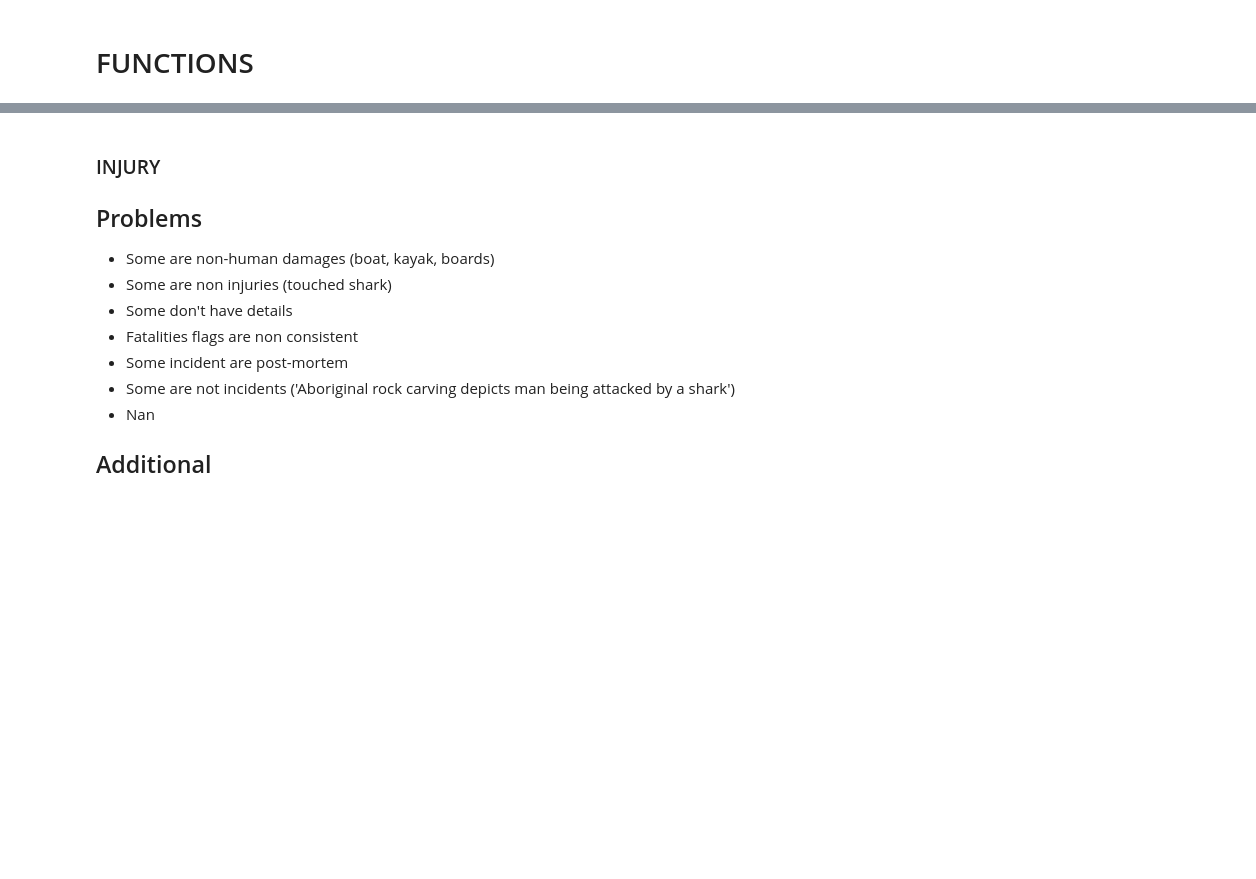
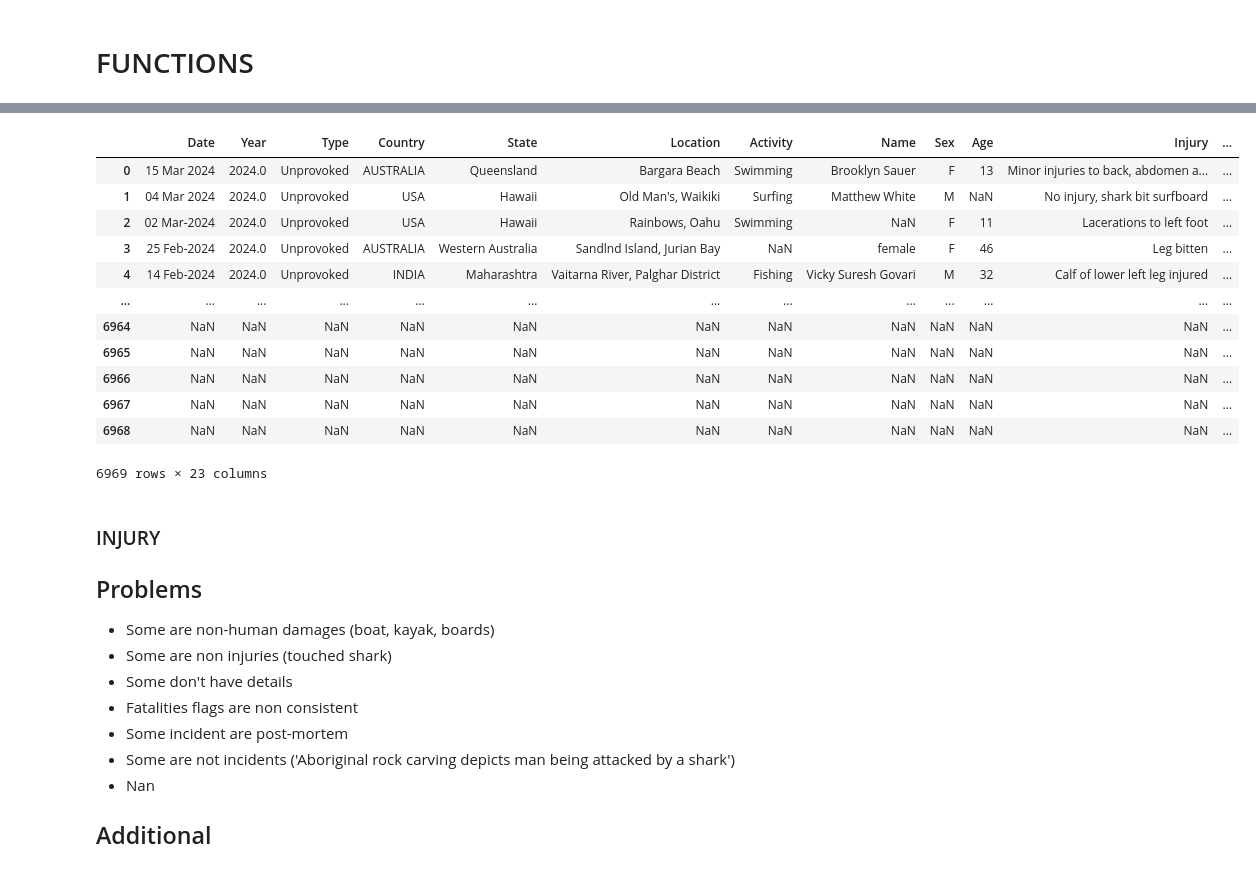
Before and after one commit to JimiHenning/Shark-Quest, a Jupyter notebook: main.ipynb, the cells around one changed output, grey strips where cells are left out. Saved outputs shown, nothing was run; the diff lists cells and outputs as text; code cells hidden in the pictures; blank space fills up the shorter version.

```diff
--- a/main.ipynb
+++ b/main.ipynb
@@ -196,3 +281,48 @@ df_cleaned.head(100)
+# %%
+# Ricardo functions
+# Replace as Nan, Nat, ... function - Ricardo
+# Remove obvious duplicate (entire line) - Ricardo
+# Remove fuzzy duplicates (case number? dates?) - Ricardo
+
+""" def repnan(schema, series, keys, value=nd.nan):
+
+    # fills all
+
+    # takes a list of values, replace with value OR <NaN> if no value is provided
+    return series.replace(keys, value, inplace=True) """
+
+def repnan(series, keys, value=np.nan):
+    """
+    input schema as data_schema for column types
+    input series as dataframe['Column']
+    input keys as a list of all the keys to replace
+    input value as the replacer value for the keys, default is NaN
+    """
+    # fills all
+
+    # takes a list of values, replace with value OR <NaN> if no value is provided
+    return series.replace(keys, value, inplace=True)
+    # changes series.type to match schema
+    # output = series.astype(schema[series.name])
+
+    #return output
+
+repnan(shark_attacks["Name"].fillna(np.nan).str.strip(),['male', 'female'],np.nan)
+shark_attacks
+# %% [output]
+|  | Date | Year | Type | Country | State | Location | Activity | Name | Sex | Age | Injury | ... |
+| 0 | 15 Mar 2024 | 2024.0 | Unprovoked | AUSTRALIA | Queensland | Bargara Beach | Swimming | Brooklyn Sauer | F | 13 | Minor injuries to back, abdomen a... | ... |
+| 1 | 04 Mar 2024 | 2024.0 | Unprovoked | USA | Hawaii | Old Man's, Waikiki | Surfing | Matthew White | M | NaN | No injury, shark bit surfboard | ... |
+| 2 | 02 Mar-2024 | 2024.0 | Unprovoked | USA | Hawaii | Rainbows, Oahu | Swimming | NaN | F | 11 | Lacerations to left foot | ... |
+| 3 | 25 Feb-2024 | 2024.0 | Unprovoked | AUSTRALIA | Western Australia | Sandlnd Island, Jurian Bay | NaN | female | F | 46 | Leg bitten | ... |
+| 4 | 14 Feb-2024 | 2024.0 | Unprovoked | INDIA | Maharashtra | Vaitarna River, Palghar District | Fishing | Vicky Suresh Govari | M | 32 | Calf of lower left leg injured | ... |
+| ... | ... | ... | ... | ... | ... | ... | ... | ... | ... | ... | ... | ... |
+| 6964 | NaN | NaN | NaN | NaN | NaN | NaN | NaN | NaN | NaN | NaN | NaN | ... |
+| 6965 | NaN | NaN | NaN | NaN | NaN | NaN | NaN | NaN | NaN | NaN | NaN | ... |
+| 6966 | NaN | NaN | NaN | NaN | NaN | NaN | NaN | NaN | NaN | NaN | NaN | ... |
+| 6967 | NaN | NaN | NaN | NaN | NaN | NaN | NaN | NaN | NaN | NaN | NaN | ... |
+| 6968 | NaN | NaN | NaN | NaN | NaN | NaN | NaN | NaN | NaN | NaN | NaN | ... |
+6969 rows × 23 columns
 # %%
 # Jp functions
 
```
Also changed, not shown: parts of 26 cells of this notebook.
